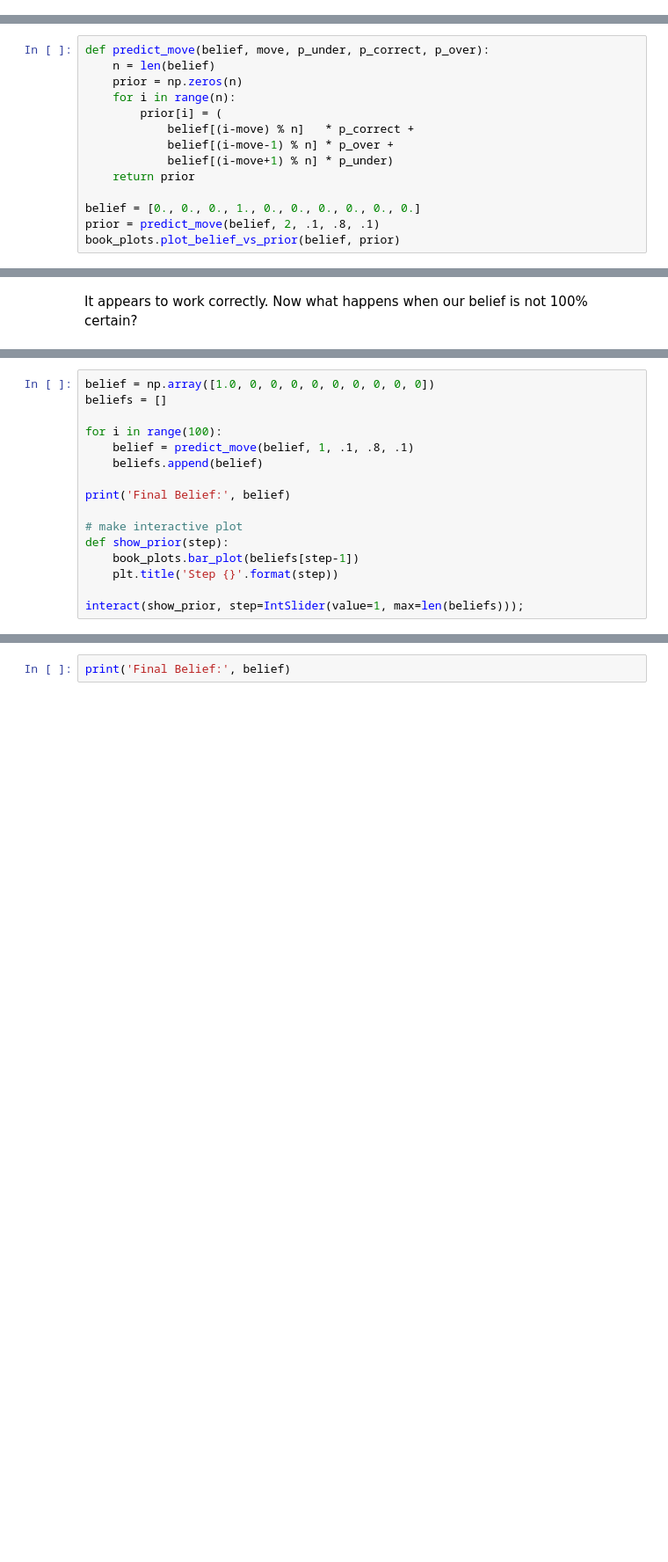
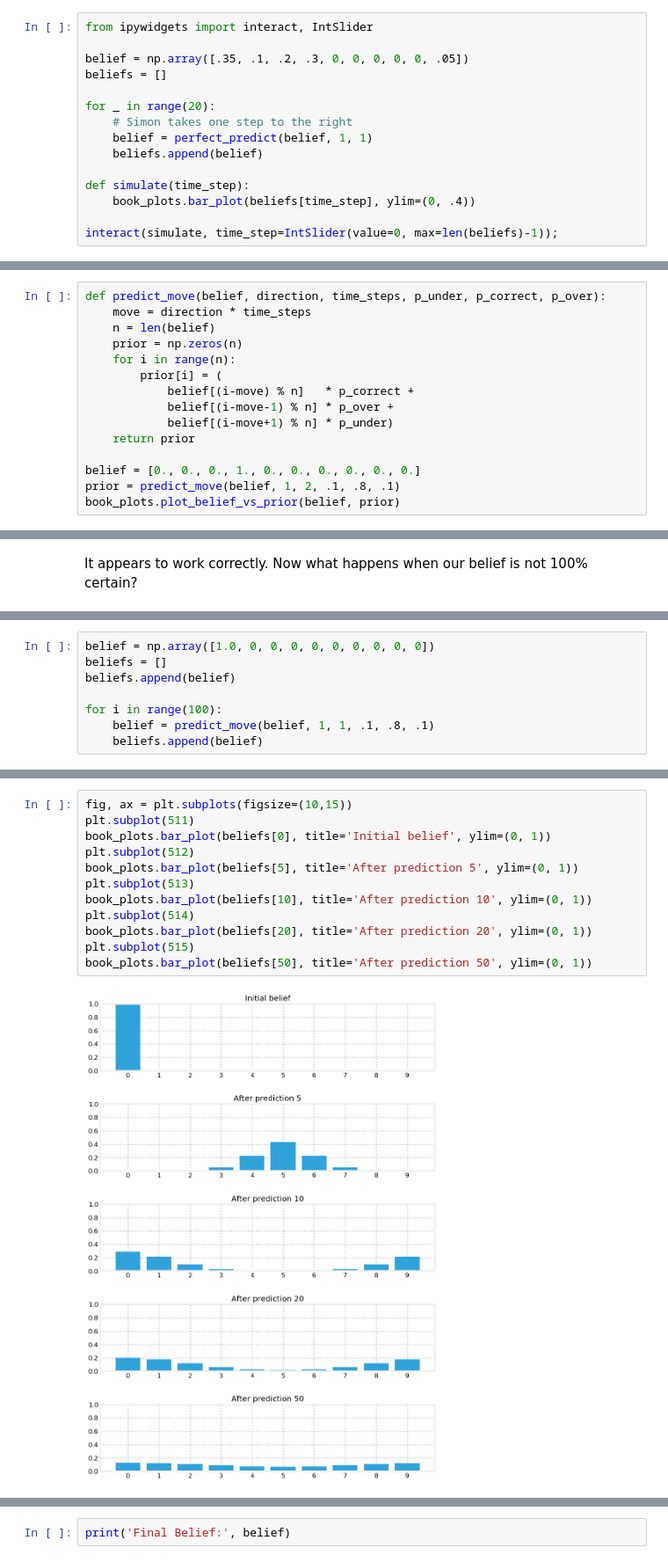
Before and after one commit to mbloem/Kalman-and-Bayesian-Filters-in-Python, a Jupyter notebook: 02-Discrete-Bayes-slides.ipynb, the cells around one changed output, grey strips where cells are left out. Shown: that part at 88% size. Saved outputs shown, nothing was run; the diff lists cells and outputs as text; blank space fills up the shorter version.

Commit message:
Updated with the prediction material.

```diff
--- a/02-Discrete-Bayes-slides.ipynb
+++ b/02-Discrete-Bayes-slides.ipynb
@@ -432,0 +430,15 @@ interactive(children=(IntSlider(value=0, description='time_step', max=19), Outpu
+# %%
+from ipywidgets import interact, IntSlider
+
+belief = np.array([.35, .1, .2, .3, 0, 0, 0, 0, 0, .05])
+beliefs = []
+
+for _ in range(20):
+    # Simon takes one step to the right
+    belief = perfect_predict(belief, 1, 1)
+    beliefs.append(belief)
+
+def simulate(time_step):
+    book_plots.bar_plot(beliefs[time_step], ylim=(0, .4))
+
+interact(simulate, time_step=IntSlider(value=0, max=len(beliefs)-1));
@@ -481,7 +495,8 @@ Assume that the sensor's movement measurement is 80% likely to be correct, 10% l
 
 Each result in the array now needs to incorporate probabilities for 3 different situations. For example, consider the reported movement of 2. If we are 100% certain the dog started from position 3, then there is an 80% chance he is at 5, and a 10% chance for either 4 or 6. Let's try coding that:
 # %%
-def predict_move(belief, move, p_under, p_correct, p_over):
+def predict_move(belief, direction, time_steps, p_under, p_correct, p_over):
+    move = direction * time_steps
     n = len(belief)
     prior = np.zeros(n)
     for i in range(n):
@@ -492,7 +507,7 @@ def predict_move(belief, move, p_under, p_correct, p_over):
     return prior
 
 belief = [0., 0., 0., 1., 0., 0., 0., 0., 0., 0.]
-prior = predict_move(belief, 2, .1, .8, .1)
+prior = predict_move(belief, 1, 2, .1, .8, .1)
 book_plots.plot_belief_vs_prior(belief, prior)
 # %% [output]
 [figure]
@@ -515,17 +534,9 @@ This is not a coincidence, or the result of a carefully chosen example - it is a
 # %%
 belief = np.array([1.0, 0, 0, 0, 0, 0, 0, 0, 0, 0])
 beliefs = []
+beliefs.append(belief)
 
 for i in range(100):
-    belief = predict_move(belief, 1, .1, .8, .1)
+    belief = predict_move(belief, 1, 1, .1, .8, .1)
     beliefs.append(belief)
-
-print('Final Belief:', belief)
-
-# make interactive plot
-def show_prior(step):
-    book_plots.bar_plot(beliefs[step-1])
-    plt.title('Step {}'.format(step))
-
-interact(show_prior, step=IntSlider(value=1, max=len(beliefs)));
 # %% [output]
@@ -533,0 +544,14 @@ Final Belief: [0.1 0.1 0.1 0.1 0.1 0.1 0.1 0.1 0.1 0.1]
+# %%
+fig, ax = plt.subplots(figsize=(10,15))
+plt.subplot(511)
+book_plots.bar_plot(beliefs[0], title='Initial belief', ylim=(0, 1))
+plt.subplot(512)
+book_plots.bar_plot(beliefs[5], title='After prediction 5', ylim=(0, 1))
+plt.subplot(513)
+book_plots.bar_plot(beliefs[10], title='After prediction 10', ylim=(0, 1))
+plt.subplot(514)
+book_plots.bar_plot(beliefs[20], title='After prediction 20', ylim=(0, 1))
+plt.subplot(515)
+book_plots.bar_plot(beliefs[50], title='After prediction 50', ylim=(0, 1))
+# %% [output]
+[figure, added]
```
Also changed, not shown: parts of 45 cells of this notebook, 1 other file.
